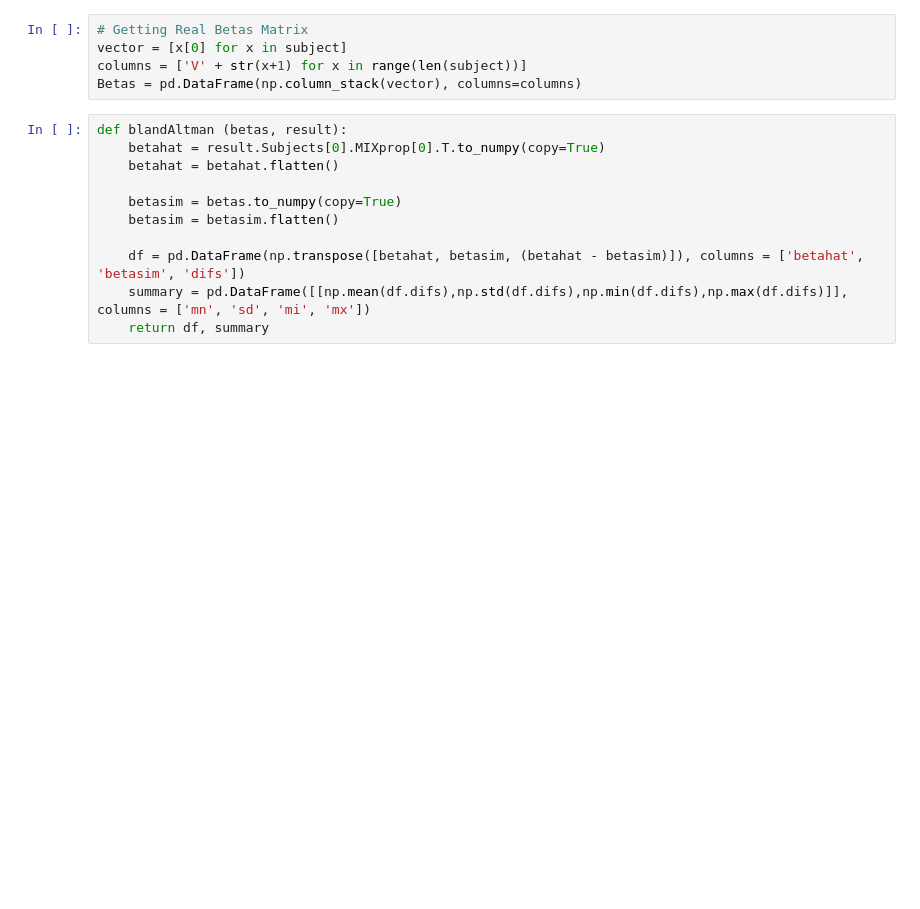
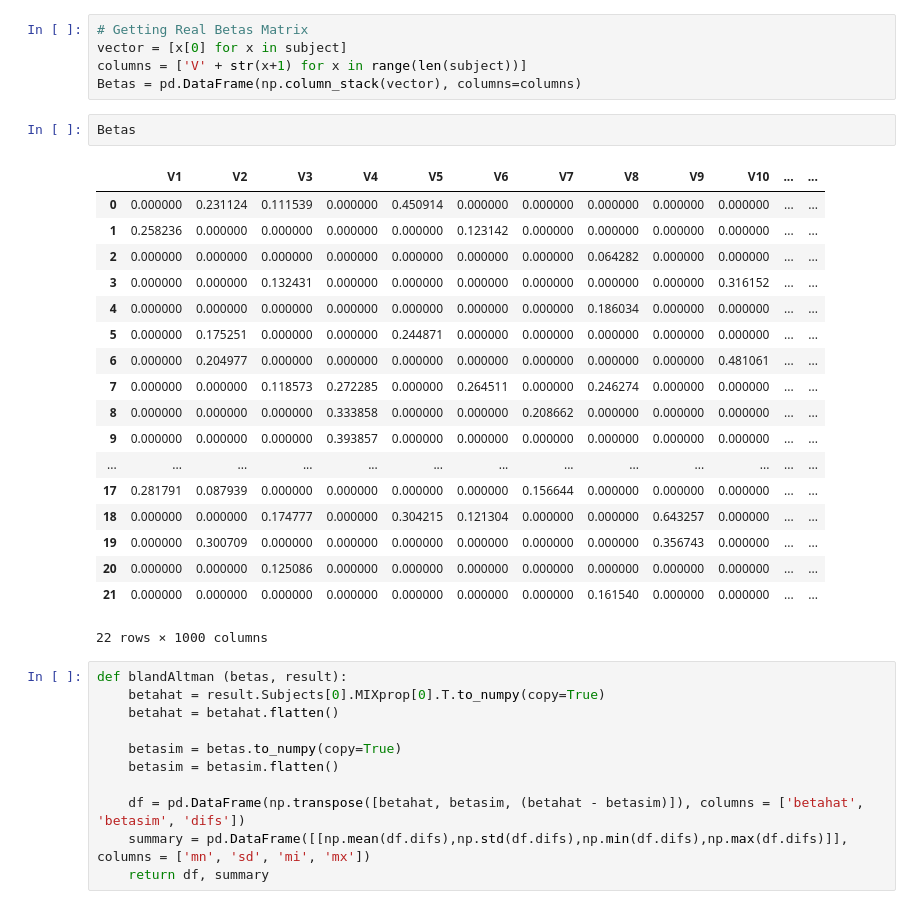
Before and after one commit to MsMatias/MixturePy, a Jupyter notebook: Test Beta List.ipynb, the cells around one changed output. Saved outputs shown, nothing was run; the diff lists cells and outputs as text; blank space fills up the shorter version.

```diff
--- a/Test Beta List.ipynb
+++ b/Test Beta List.ipynb
@@ -56,6 +69,27 @@ NameError: name 'result' is not defined
 vector = [x[0] for x in subject]
 columns = ['V' + str(x+1) for x in range(len(subject))]
 Betas = pd.DataFrame(np.column_stack(vector), columns=columns)
+# %%
+Betas
+# %% [output]
+|  | V1 | V2 | V3 | V4 | V5 | V6 | V7 | V8 | V9 | V10 | ... | ... |
+| 0 | 0.000000 | 0.231124 | 0.111539 | 0.000000 | 0.450914 | 0.000000 | 0.000000 | 0.000000 | 0.000000 | 0.000000 | ... | ... |
+| 1 | 0.258236 | 0.000000 | 0.000000 | 0.000000 | 0.000000 | 0.123142 | 0.000000 | 0.000000 | 0.000000 | 0.000000 | ... | ... |
+| 2 | 0.000000 | 0.000000 | 0.000000 | 0.000000 | 0.000000 | 0.000000 | 0.000000 | 0.064282 | 0.000000 | 0.000000 | ... | ... |
+| 3 | 0.000000 | 0.000000 | 0.132431 | 0.000000 | 0.000000 | 0.000000 | 0.000000 | 0.000000 | 0.000000 | 0.316152 | ... | ... |
+| 4 | 0.000000 | 0.000000 | 0.000000 | 0.000000 | 0.000000 | 0.000000 | 0.000000 | 0.186034 | 0.000000 | 0.000000 | ... | ... |
+| 5 | 0.000000 | 0.175251 | 0.000000 | 0.000000 | 0.244871 | 0.000000 | 0.000000 | 0.000000 | 0.000000 | 0.000000 | ... | ... |
+| 6 | 0.000000 | 0.204977 | 0.000000 | 0.000000 | 0.000000 | 0.000000 | 0.000000 | 0.000000 | 0.000000 | 0.481061 | ... | ... |
+| 7 | 0.000000 | 0.000000 | 0.118573 | 0.272285 | 0.000000 | 0.264511 | 0.000000 | 0.246274 | 0.000000 | 0.000000 | ... | ... |
+| 8 | 0.000000 | 0.000000 | 0.000000 | 0.333858 | 0.000000 | 0.000000 | 0.208662 | 0.000000 | 0.000000 | 0.000000 | ... | ... |
+| 9 | 0.000000 | 0.000000 | 0.000000 | 0.393857 | 0.000000 | 0.000000 | 0.000000 | 0.000000 | 0.000000 | 0.000000 | ... | ... |
+| ... | ... | ... | ... | ... | ... | ... | ... | ... | ... | ... | ... | ... |
+| 17 | 0.281791 | 0.087939 | 0.000000 | 0.000000 | 0.000000 | 0.000000 | 0.156644 | 0.000000 | 0.000000 | 0.000000 | ... | ... |
+| 18 | 0.000000 | 0.000000 | 0.174777 | 0.000000 | 0.304215 | 0.121304 | 0.000000 | 0.000000 | 0.643257 | 0.000000 | ... | ... |
+| 19 | 0.000000 | 0.300709 | 0.000000 | 0.000000 | 0.000000 | 0.000000 | 0.000000 | 0.000000 | 0.356743 | 0.000000 | ... | ... |
+| 20 | 0.000000 | 0.000000 | 0.125086 | 0.000000 | 0.000000 | 0.000000 | 0.000000 | 0.000000 | 0.000000 | 0.000000 | ... | ... |
+| 21 | 0.000000 | 0.000000 | 0.000000 | 0.000000 | 0.000000 | 0.000000 | 0.000000 | 0.161540 | 0.000000 | 0.000000 | ... | ... |
+22 rows × 1000 columns
 # %%
 def blandAltman (betas, result):
     betahat = result.Subjects[0].MIXprop[0].T.to_numpy(copy=True)
```
Also changed, not shown: parts of 7 cells of this notebook, 2 other files.
